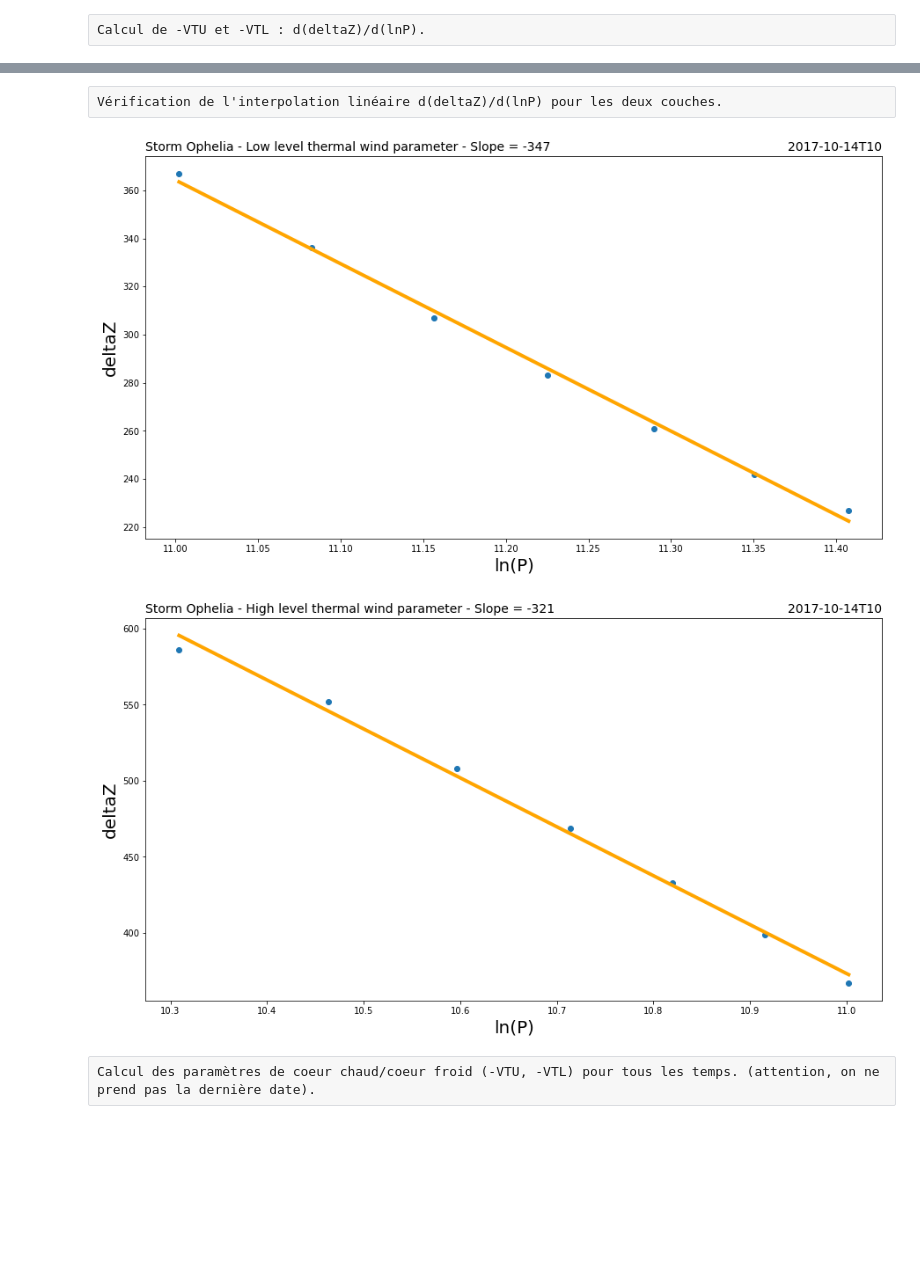
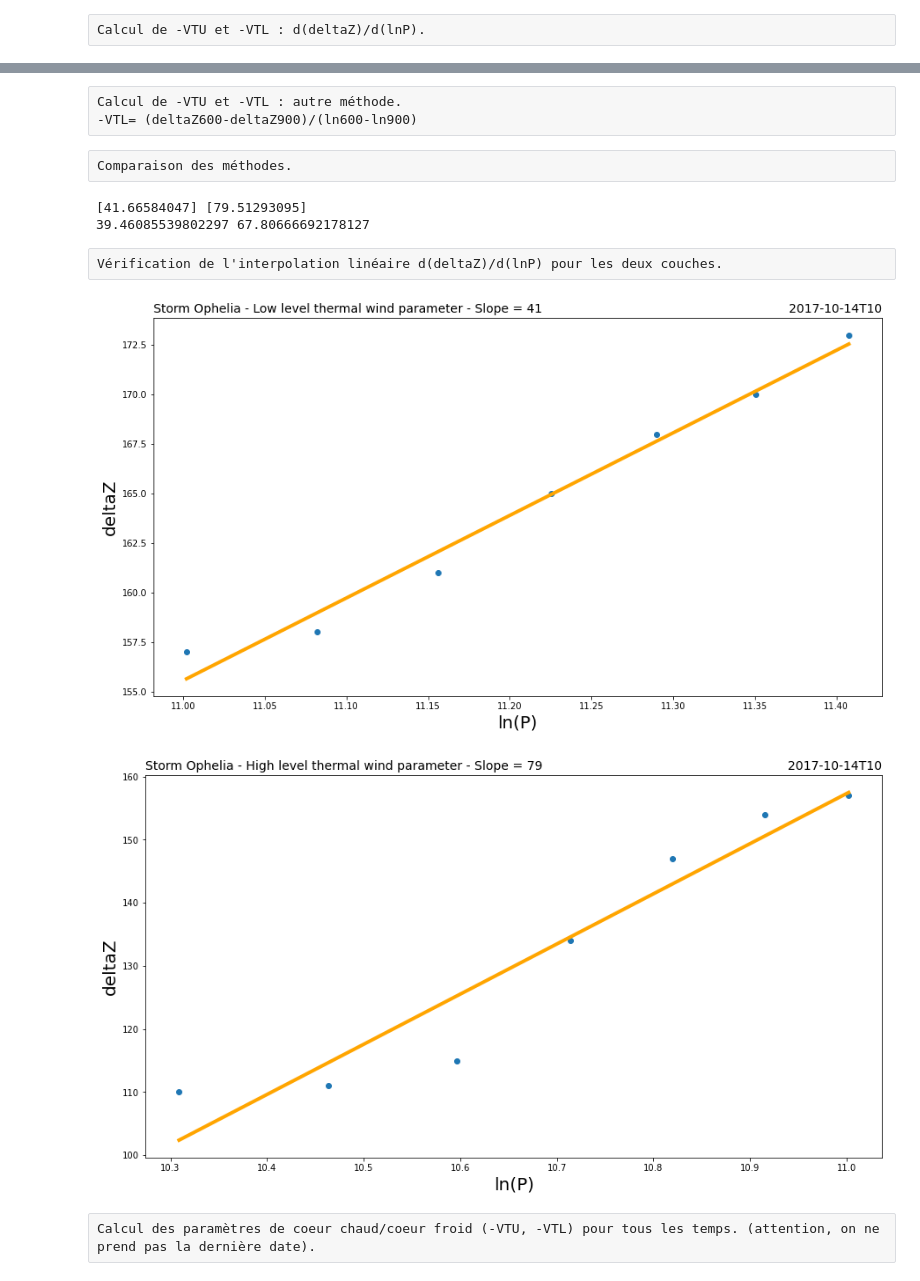
Before and after one commit to fredericferry/era5_cps_diagram, a Jupyter notebook: era5storms_CPS_diagram.ipynb, the cells around one changed output, grey strips where cells are left out. Saved outputs shown, nothing was run; the diff lists cells and outputs as text; code cells hidden in the pictures; blank space fills up the shorter version.

```diff
--- a/era5storms_CPS_diagram.ipynb
+++ b/era5storms_CPS_diagram.ipynb
@@ -631,9 +644,8 @@ levels=np.arange(0,370,10)
 
 fig = plt.figure(figsize=(17., 12.))
 ax = fig.add_subplot(1, 1, 1, projection=projection)
-ax.set_title('Storm '+storm+' - MSLP, 600-300hPa thickness and right/left quadrants. B = '+str(int(B))
-             ,loc='left',fontsize=14)
-ax.set_title(str(time[i])[0:13],loc='right',fontsize=14)
+fig.suptitle('Storm '+storm+' - MSLP, 600-300hPa thickness and right/left quadrants',fontsize=16)
+ax.set_title(str(time[idate])[0:13]+' : B = '+str(int(B)),fontsize=14)
 #ax.coastlines()
 ax.add_feature(coast, edgecolor='gray')
 ax.set_xticks(np.linspace(-180, 180, 37), crs=ccrs.PlateCarree())
@@ -746,9 +758,8 @@ for i in range(len(time)-1):
 
     fig = plt.figure(figsize=(17., 12.))
     ax = fig.add_subplot(1, 1, 1, projection=projection)
-    ax.set_title('Storm '+storm+' - MSLP, 600-300hPa thickness and right/left quadrants. B = '+str(int(B))
-                 ,loc='left',fontsize=14)
-    ax.set_title(str(time[i])[0:13],loc='right',fontsize=14)
+    fig.suptitle('Storm '+storm+' - MSLP, 600-300hPa thickness and right/left quadrants',fontsize=16)
+    ax.set_title(str(time[i])[0:13]+' : B = '+str(int(B)),fontsize=14)
     #ax.coastlines()
     ax.add_feature(coast, edgecolor='gray')
     ax.set_xticks(np.linspace(-180, 180, 37), crs=ccrs.PlateCarree())
@@ -843,11 +852,16 @@ Calcul de deltaZ = Zmax - Zmin pour tous les niveaux et dans chaque couche.
 # %%
+idate=10
+clat = liste_lat[idate]
+clon = liste_lon[idate]
+
 deltaZ1=[]
 deltaZ2=[]
 
+#boucle sur les niveaux de 900 à 600
 for plev in listlev1:
 
     ilev = list(lev).index(plev)
-    data_z1 = z[i,ilev,:,:]
+    data_z1 = z[idate,ilev,:,:]
 
     # Calculate distance between center and all other lat/lon pairs
     distance = haversine(lon[:,np.newaxis], lat, clon, clat)
@@ -861,10 +875,11 @@ for plev in listlev1:
     delta_z1=zmax-zmin
     deltaZ1.append(int(delta_z1))
 
+#boucle sur les niveaux de 600 à 300
 for plev in listlev2:
 
     ilev = list(lev).index(plev)
-    data_z2 = z[i,ilev,:,:]
+    data_z2 = z[idate,ilev,:,:]
 
     # Calculate distance between center and all other lat/lon pairs
     distance = haversine(lon[:,np.newaxis], lat, clon, clat)
@@ -877,3 +892,6 @@ for plev in listlev2:
     zmax=np.max(data_z2_m)
     delta_z2=zmax-zmin
     deltaZ2.append(int(delta_z2))
+
+print(deltaZ1)
+print(deltaZ2)
@@ -886,7 +937,7 @@ model = LinearRegression().fit(X1, y1)
 model.fit(X1, y1)
 yhat1 = model.predict(X1)
 reg = LinearRegression().fit(X1, y1)
-coef1=reg.coef_
+VTL=reg.coef_
 
 X2 = np.reshape(lnP2, (len(lnP2), 1))
 y2 =  deltaZ2
@@ -894,4 +945,4 @@ model = LinearRegression().fit(X2, y2)
 model.fit(X2, y2)
 yhat2 = model.predict(X2)
 reg = LinearRegression().fit(X2, y2)
-coef2=reg.coef_
+VTU=reg.coef_
@@ -923,0 +949,3 @@ plt.show()
+# %% [raw]
+Calcul de -VTU et -VTL : autre méthode.
+-VTL= (deltaZ600-deltaZ900)/(ln600-ln900)
@@ -924,32 +955,40 @@ plt.show()
+# %% [raw]
+Comparaison des méthodes.
+# %%
+print(VTL,VTU)
+print(VTLb,VTUb)
+# %% [output]
+[41.66584047] [79.51293095]
+39.46085539802297 67.80666692178127
 # %% [raw]
 Vérification de l'interpolation linéaire d(deltaZ)/d(lnP) pour les deux couches.
 # %%
 fig = plt.figure(figsize=(15., 8.))
 ax = fig.add_subplot(111)
-ax.set_title('Storm '+storm+' - Low level thermal wind parameter - Slope = '+str(int(coef1))
+ax.set_title('Storm '+storm+' - Low level thermal wind parameter - Slope = '+str(int(VTL))
              ,loc='left',fontsize=14)
-ax.set_title(str(time[i])[0:13],loc='right',fontsize=14)
+ax.set_title(str(time[idate])[0:13],loc='right',fontsize=14)
 plt.scatter(lnP1, deltaZ1)
 plt.plot(lnP1,yhat1, lw=4, c="orange", label = "regression line")
 plt.xlabel("ln(P)", fontsize = 20)
 plt.ylabel("deltaZ", fontsize = 20)
 
 plt.show()
 
 fig = plt.figure(figsize=(15., 8.))
 ax = fig.add_subplot(111)
-ax.set_title('Storm '+storm+' - High level thermal wind parameter - Slope = '+str(int(coef2))
+ax.set_title('Storm '+storm+' - High level thermal wind parameter - Slope = '+str(int(VTU))
              ,loc='left',fontsize=14)
-ax.set_title(str(time[i])[0:13],loc='right',fontsize=14)
+ax.set_title(str(time[idate])[0:13],loc='right',fontsize=14)
 plt.scatter(lnP2, deltaZ2)
 plt.plot(lnP2,yhat2, lw=4, c="orange", label = "regression line")
 plt.xlabel("ln(P)", fontsize = 20)
 plt.ylabel("deltaZ", fontsize = 20)
 
 plt.show()
 # %% [output]
-[figure, old version]
+[figure, new version]
-[figure, old version]
+[figure, new version]
 # %% [raw]
 Calcul des paramètres de coeur chaud/coeur froid (-VTU, -VTL) pour tous les temps. (attention, on ne prend pas la dernière date).
 # %%
```
Also changed, not shown: parts of 34 cells of this notebook.
